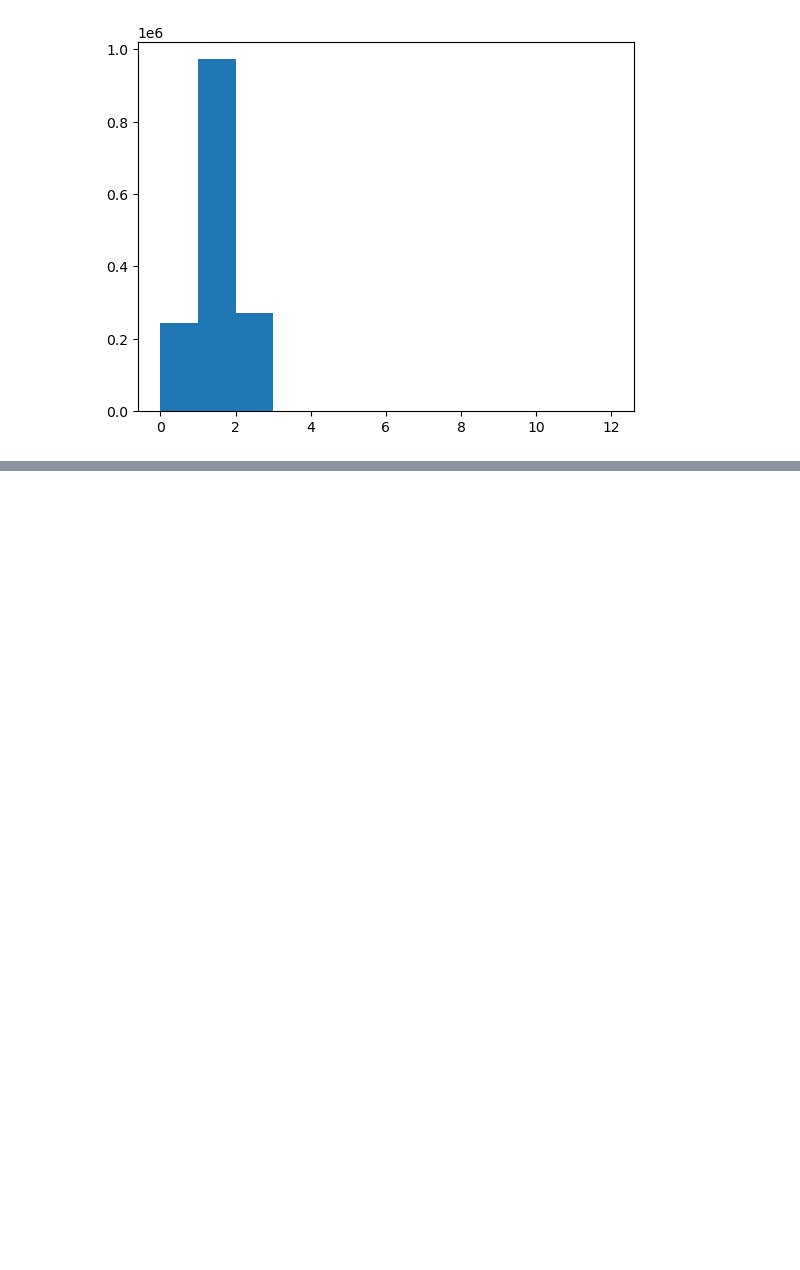
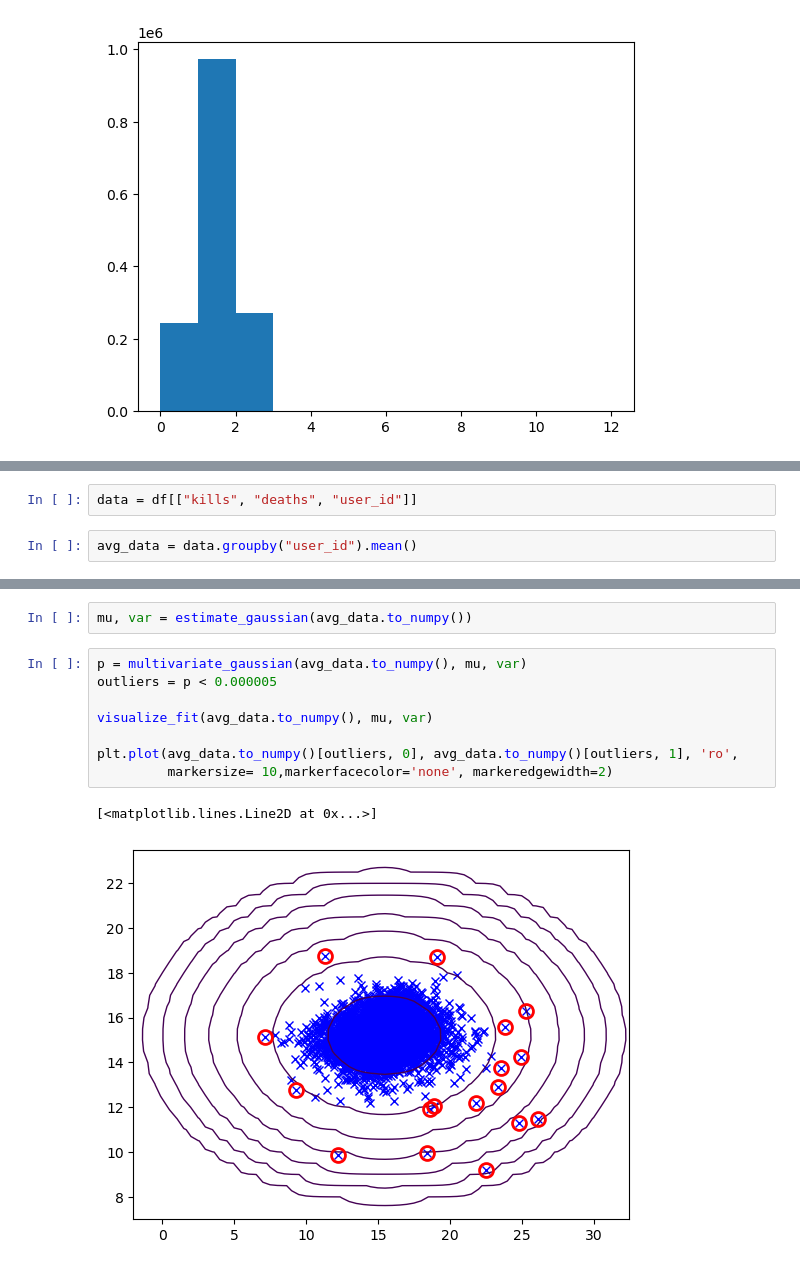
Before and after one commit to alecrmeyer/valmine, a Jupyter notebook: Analysis/SmurfAnomalyDetection.ipynb, the cells around one changed output, grey strips where cells are left out. Cells and saved outputs as stored; diff of their text form; blank space fills up the shorter version.

```diff
--- a/Analysis/SmurfAnomalyDetection.ipynb
+++ b/Analysis/SmurfAnomalyDetection.ipynb
@@ -87,0 +100,4 @@ plt.hist(data["first_deaths"] ** 0.5, bins=np.arange(df[col].min(), df[col].max(
+# %%
+data = df[["kills", "deaths", "user_id"]]
+# %%
+avg_data = data.groupby("user_id").mean()
@@ -87,0 +172,13 @@ plt.hist(data["first_deaths"] ** 0.5, bins=np.arange(df[col].min(), df[col].max(
+# %%
+mu, var = estimate_gaussian(avg_data.to_numpy())
+# %%
+p = multivariate_gaussian(avg_data.to_numpy(), mu, var)
+outliers = p < 0.000005
+
+visualize_fit(avg_data.to_numpy(), mu, var)
+
+plt.plot(avg_data.to_numpy()[outliers, 0], avg_data.to_numpy()[outliers, 1], 'ro',
+         markersize= 10,markerfacecolor='none', markeredgewidth=2)
+# %% [output]
+[<matplotlib.lines.Line2D at 0x...>]
+[figure, added]
```
Also changed, not shown: parts of 16 cells of this notebook.
